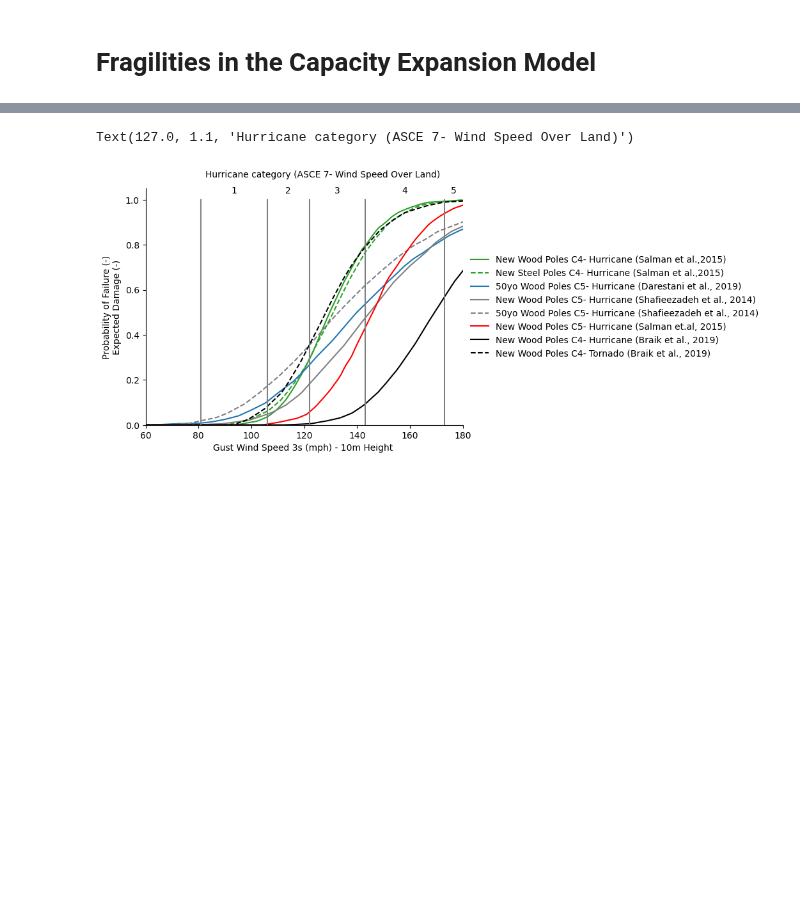
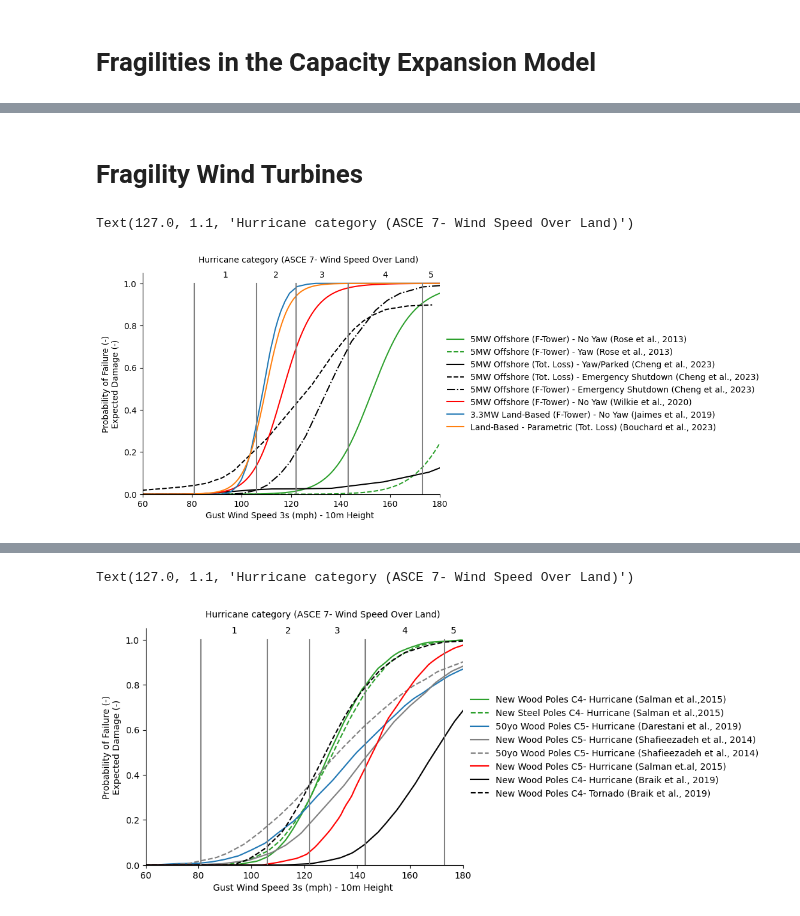
Before and after one commit to vaduraes/TemoaHurricane_V2, a Jupyter notebook: CreateDB_NC/InputData/FragilityCurvesData/PlotFragility.ipynb, the cells around one changed output, grey strips where cells are left out. Drawn from its saved outputs; the diff is of its cells as text; code cells hidden in the pictures; blank space fills up the shorter version.

```diff
--- a/CreateDB_NC/InputData/FragilityCurvesData/PlotFragility.ipynb
+++ b/CreateDB_NC/InputData/FragilityCurvesData/PlotFragility.ipynb
@@ -77 +78,81 @@ Text(127.0, 1.1, 'Hurricane category (ASCE 7- Wind Speed Over Land)')
+# %% [markdown]
+# Fragility Wind Turbines
+# %%
+import sys
+import numpy as np
+import matplotlib.pyplot as plt
+import seaborn as sns
+from fragility_curves_2023 import fragility
+
+
+
+# =============================================================================#
+# Select Fragility Curves
+# =============================================================================#
+
+curves_Wind = {
+          "5MW Offshore (F-Tower) - No Yaw (Rose et al., 2013)": ["wind_no_yaw_Rose","tab:green","-"],
+          "5MW Offshore (F-Tower) - Yaw (Rose et al., 2013)": ["wind_yaw_Rose","tab:green","--"],
+          "5MW Offshore (Tot. Loss) - Yaw/Parked (Cheng et al., 2023)": ["wind_offshore_PM_MonopileTCost_Chen","black","-"],
+          "5MW Offshore (Tot. Loss) - Emergency Shutdown (Cheng et al., 2023)": ["wind_offshore_ESM_MonopileTCost_Chen","black","--"],
+          "5MW Offshore (F-Tower) - Emergency Shutdown (Cheng et al., 2023)": ["wind_offshore_ESM_MonopileTowerFragility_Chen","black","-."],
+          "5MW Offshore (F-Tower) - No Yaw (Wilkie et al., 2020)": ["wind_offshore_Massachusetts_Wilkie","red","-"],
+
+          "3.3MW Land-Based (F-Tower) - No Yaw (Jaimes et al., 2019)": ["wind_land_NoDamping_Jaimes","tab:blue","-"],
+          "Land-Based - Parametric (Tot. Loss) (Bouchard et al., 2023)": ["wind_land_Bouchard","tab:orange","-"]
+          }
+curves=curves_Wind
+mph = np.arange(0, 200, 0.1)
+
+# ================================#
+# Plot - Compare Used Damage Functions
+# ================================#
+
+ax = plt.subplot(111)
+
+for keys_name in curves.keys():
+    curve_name=curves[keys_name][0]
+    curve_color = curves[keys_name][1]
+    line_style = curves[keys_name][2]
+    damage=fragility(mph, curve=curve_name)
+    ax.plot(mph, damage, curve_color,linestyle=line_style, label=keys_name)
+
+plt.ylabel("Probability of Failure (-)\nExpected Damage (-)")
+plt.xlabel("Gust Wind Speed 3s (mph) - 10m Height ")
+#plt.legend(bbox_to_anchor=(0.5, 0.1), loc='center left', ncol=1, frameon=True)
+plt.legend(bbox_to_anchor=(1.0, 0.5), loc='center left', ncol=1, frameon=False)
+
+
+ax.spines[['right', 'top']].set_visible(False)
+ax.set_ylim(ymin=0)
+ax.set_ylim(ymax=1.05)
+ax.set_xlim(xmin=60)
+ax.set_xlim(xmax=180)
+# Add vertical lines for category cases
+#used ASCE 7 for wind over water (Gust wind different from sustained wind)
+y = [0, 1.0]
+cat1 = 81
+cat2 = 106
+cat3 = 122
+cat4 = 143
+cat5 = 173
+
+plt.plot([cat1, cat1], y, color="gray")
+plt.plot([cat2, cat2], y, color="gray")
+plt.plot([cat3, cat3], y, color="gray")
+plt.plot([cat4, cat4], y, color="gray")
+plt.plot([cat5, cat5], y, color="gray")
+
+y_txt = 1.03
+plt.text((cat1 + cat2) / 2.0, y_txt, "1", ha="center")
+plt.text((cat2 + cat3) / 2.0, y_txt, "2", ha="center")
+plt.text((cat3 + cat4) / 2.0, y_txt, "3", ha="center")
+plt.text((cat4 + cat5) / 2.0, y_txt,"4", ha="center")
+plt.text((cat5+180)/2, y_txt, "5", ha="center")
+plt.text((cat1 + cat5) / 2.0, y_txt + 0.07, "Hurricane category (ASCE 7- Wind Speed Over Land)", ha="center")
+
+#plt.savefig('./Figures/Fragility_References.png', dpi=600, bbox_inches="tight")
+# %% [output]
+Text(127.0, 1.1, 'Hurricane category (ASCE 7- Wind Speed Over Land)')
+[figure, added]
 # %% [markdown]
```
Also changed, not shown: parts of 9 cells of this notebook, 3 other files.
